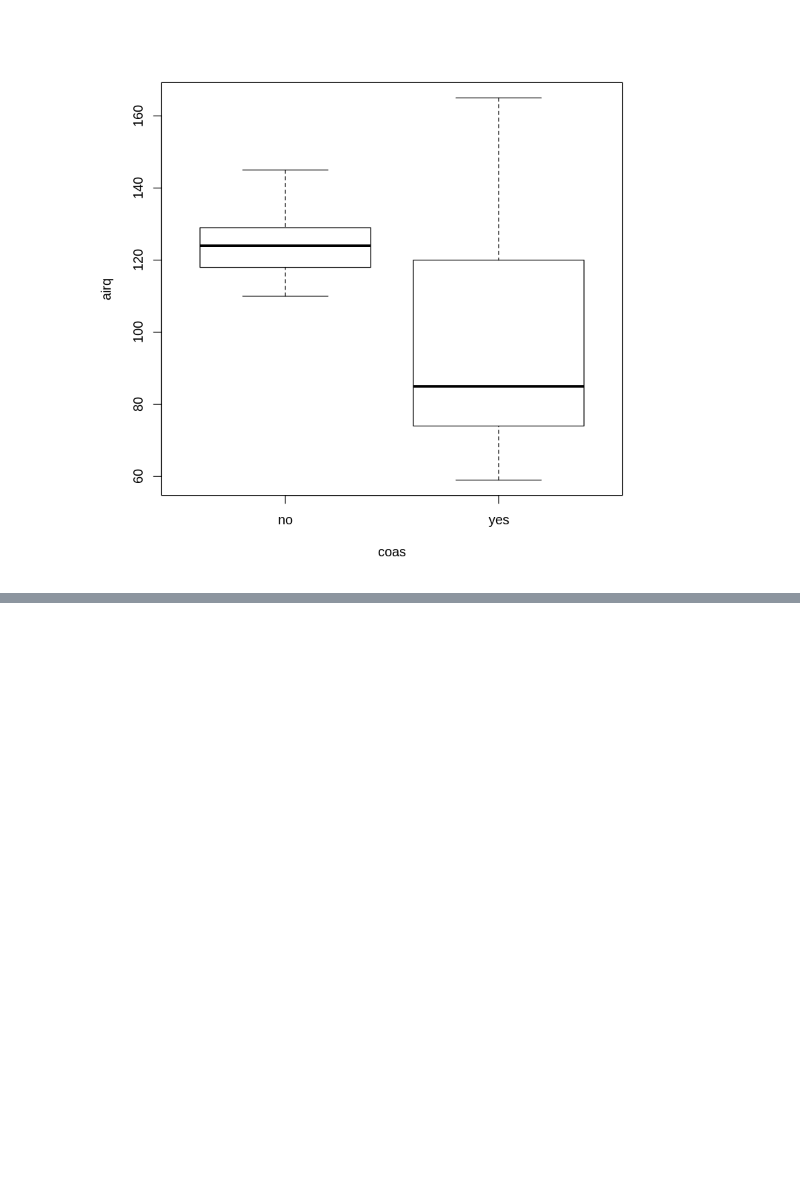
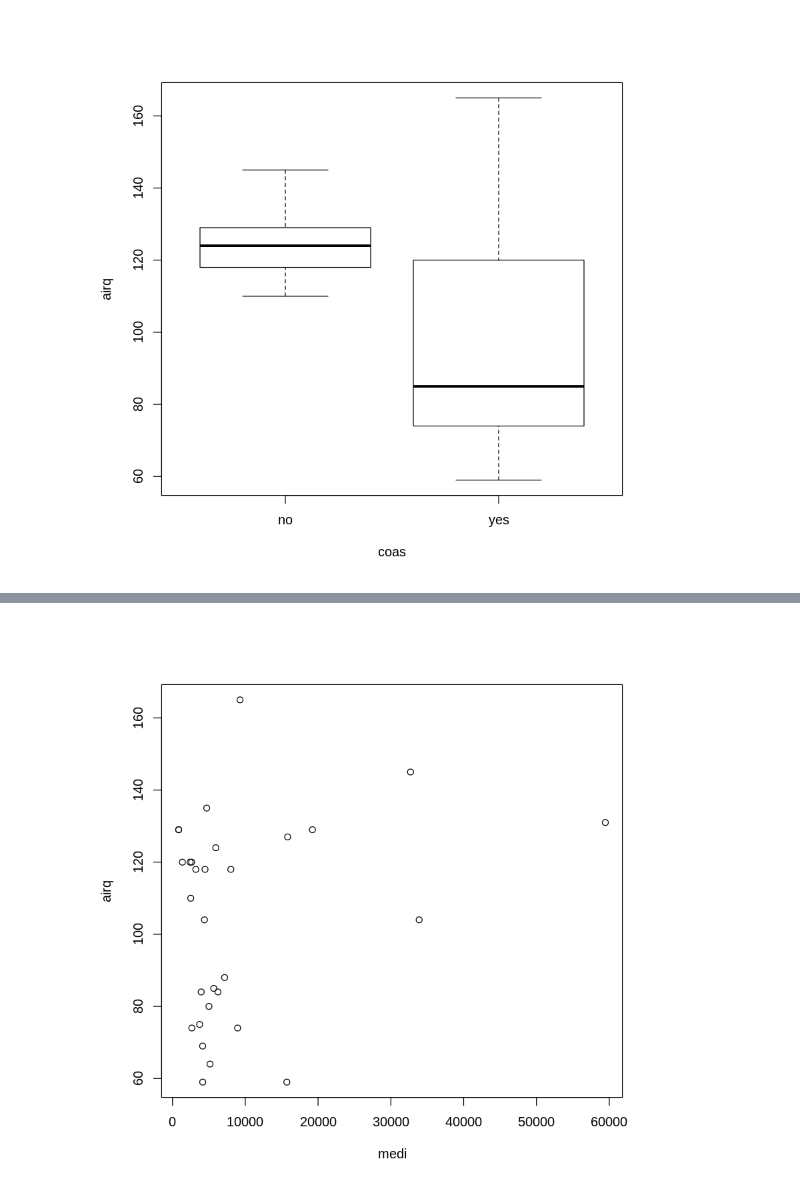
Before and after one commit to caiobarretta/Alura, a Jupyter notebook: Data Science/Estatística/Estatística com R Introdução à modelagem/Estatística com R Introdução à modelagem.ipynb, the cells around one changed output, grey strips where cells are left out. Drawn from its saved outputs; the diff is of its cells as text; code cells hidden in the pictures; blank space fills up the shorter version.

```diff
--- a/Data Science/Estatística/Estatística com R Introdução à modelagem/Estatística com R Introdução à modelagem.ipynb
+++ b/Data Science/Estatística/Estatística com R Introdução à modelagem/Estatística com R Introdução à modelagem.ipynb
@@ -162,0 +187,4 @@ plot(airq~coas, data=Airq)
+# %%
+plot(airq~medi, data=Airq)
+# %% [output]
+[figure, added]
```
Also changed, not shown: parts of 22 cells of this notebook.
